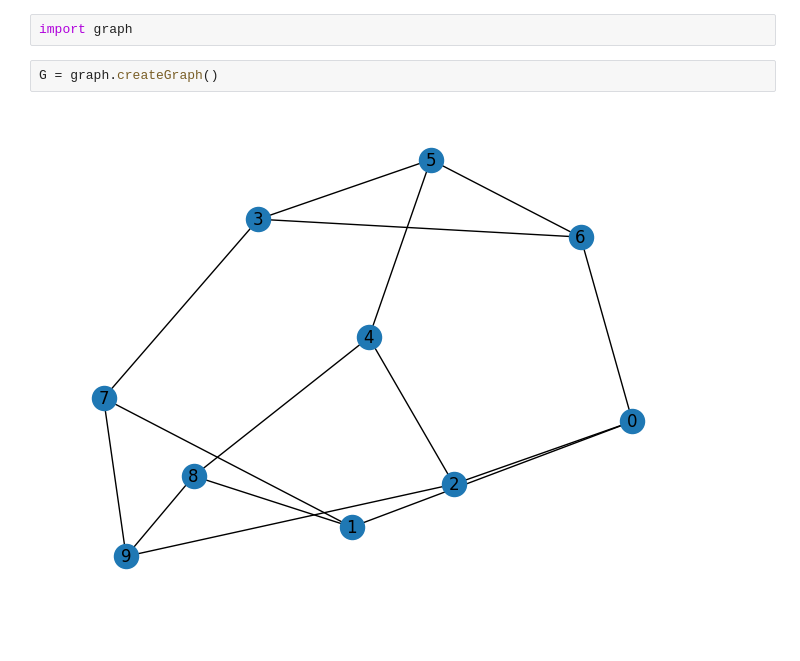
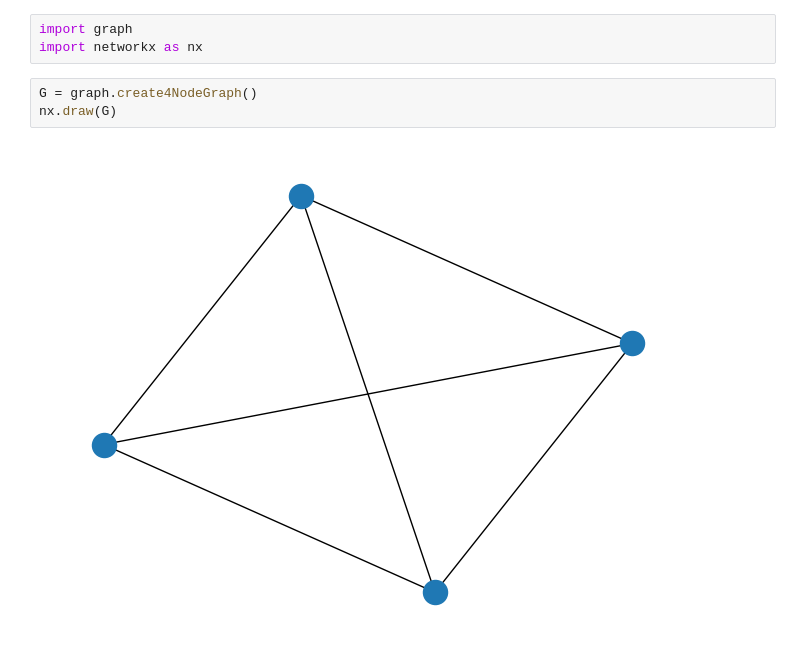
Before and after one commit to richardm1234/stepDependentSlicing_AQC, a Jupyter notebook: demo.ipynb, the cells around one changed output. Saved outputs shown, nothing was run; the diff lists cells and outputs as text.

Commit message:
example circuit and 4 node graph for testing purposes

```diff
--- a/demo.ipynb
+++ b/demo.ipynb
@@ -1,6 +1,8 @@
 # %%
 import graph
+import networkx as nx
 # %%
-G = graph.createGraph()
+G = graph.create4NodeGraph()
+nx.draw(G)
 # %% [output]
-[figure, old version]
+[figure, new version]
```
Also changed, not shown: parts of 2 cells of this notebook, 1 other file.
